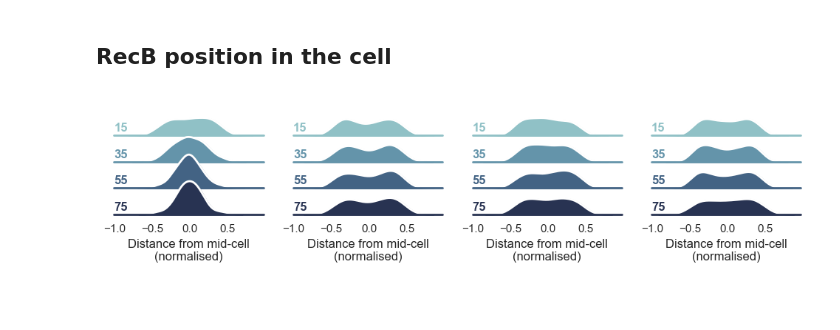
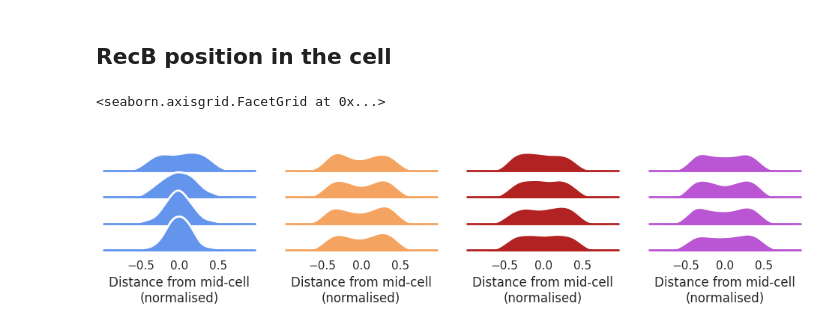
Before and after one commit to DanielThedie/RecB_article, a Jupyter notebook: Notebooks/3_Mutants/RecB_dissociation.ipynb, the cells around one changed output. Cells and saved outputs as stored; diff of their text form; code cells hidden in the pictures; blank space fills up the shorter version.

Commit message:
Update RecB position figure colormap

```diff
--- a/Notebooks/3_Mutants/RecB_dissociation.ipynb
+++ b/Notebooks/3_Mutants/RecB_dissociation.ipynb
@@ -5,7 +5,7 @@ Cipro: 30 ng/mL
 # %%
 from pyberries.data import DatasetPool
 
-data = (DatasetPool(path='C:\\Users\\dthedie\\Downloads\\BACMMAN\\Timelapse',
+data = (DatasetPool(path='/media/daniel/HDD Daniel/DanielThedie/BACMMAN/Timelapse',
                     dsList=['230725_1', '230725_2', '230126_DT23', '230719_1', '230719_2',
                             '230201_DT22', '230919_1',
                             '230126_DT21', '230919_2', '230920_2',
@@ -400,34 +400,35 @@ df = (data
       .query('Time_min_bin < 95 and Cipro == "30 ng/mL" and TrackLength >= 5')
       )
 
 # Initialize the FacetGrid object
-g = sns.FacetGrid(df, row="Time_min_bin", col='Group', hue="Time_min_bin", aspect=6, height=.5, palette=sns.color_palette('flare'))
+g = sns.FacetGrid(df, row="Time_min_bin", col='Group', hue="Group", aspect=6, height=.5, palette=['cornflowerblue', 'sandybrown', 'firebrick', 'mediumorchid'])
 
 # Draw the densities in a few steps
 g.map(sns.kdeplot, "midCellDist",
       bw_adjust=1.5, clip_on=False,
       fill=True, alpha=1, linewidth=1.5)
 g.map(sns.kdeplot, "midCellDist", clip_on=False, color="w", lw=2, bw_adjust=1.5)
 
 # passing color=None to refline() uses the hue mapping
 g.refline(y=0, linewidth=2, linestyle="-", color=None, clip_on=False)
 
 # Define and use a simple function to label the plot in axes coordinates
 def label(x, color, label):
     ax = plt.gca()
     ax.text(0, .2, label, fontweight="bold", color=color,
             ha="left", va="center", transform=ax.transAxes)
 
-g.map(label, "midCellDist")
+# g.map(label, "midCellDist")
 
 # Set the subplots to overlap
 g.figure.subplots_adjust(hspace=-.25)
 
 # Remove axes details that don't play well with overlap
 g.set_titles("")
 g.set(yticks=[], ylabel="", xlabel='Distance from mid-cell\n(normalised)')
 g.despine(bottom=True, left=True)
 
-plt.savefig(fname='M:\\Figures\\RecB_article_figures\\4_Mutants\\RecB_position.svg', format='svg', bbox_inches='tight')
+# plt.savefig(fname='M:\\Figures\\RecB_article_figures\\4_Mutants\\RecB_position.svg', format='svg', bbox_inches='tight')
 # %% [output]
+<seaborn.axisgrid.FacetGrid at 0x...>
-[figure, old version]
+[figure, new version]
```
